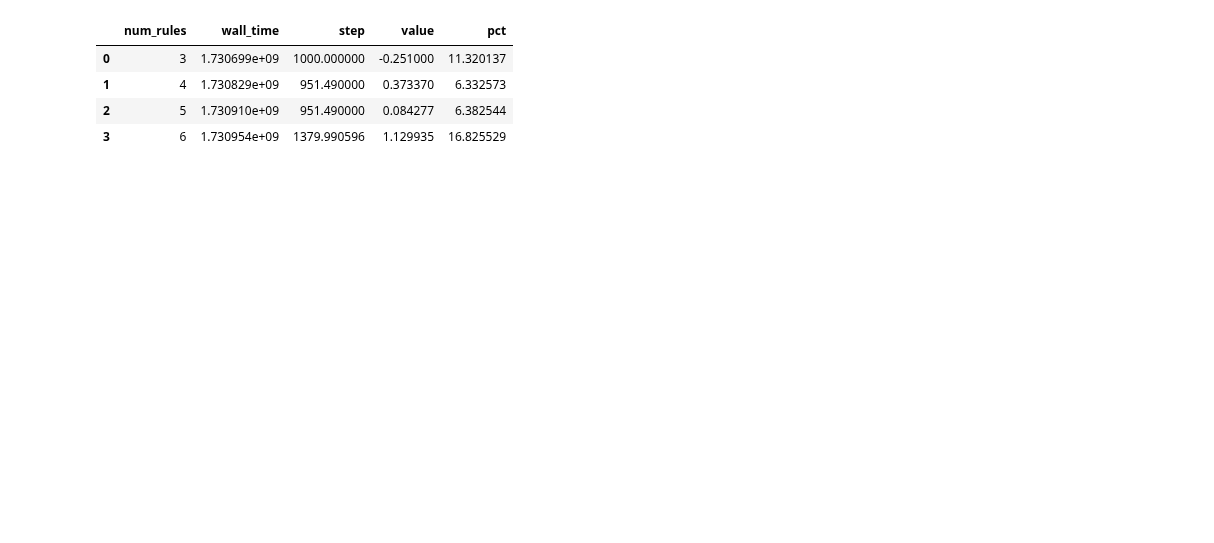
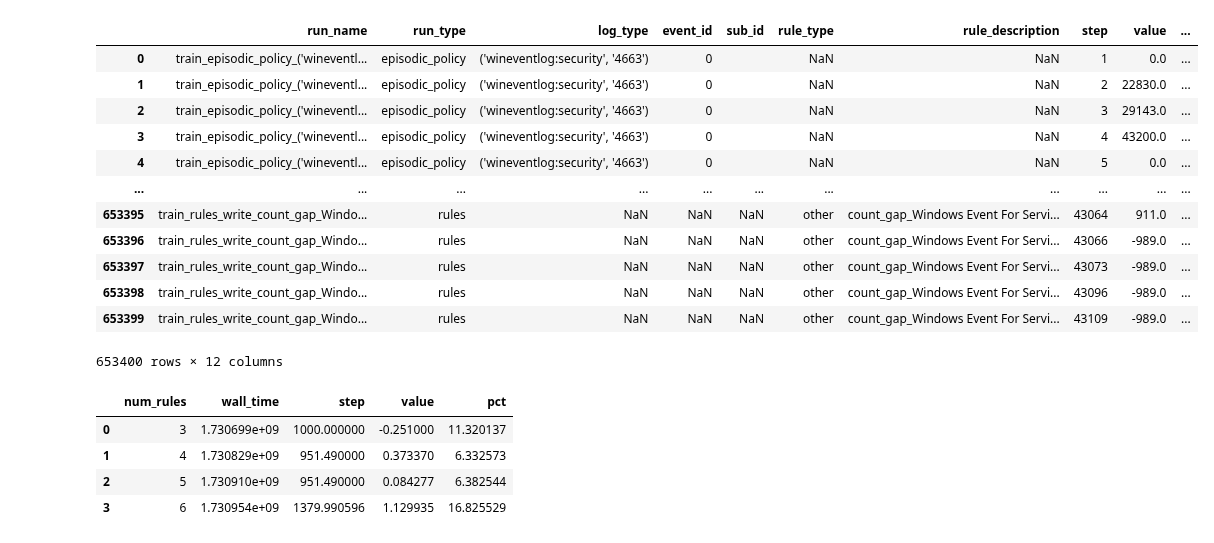
Before and after one commit to sapirani/GreenSecurityMeasurementAndOptimizationFramework, a Jupyter notebook: SplunkResearch/src/result_analysis.ipynb, the cells around one changed output. Drawn from its saved outputs; the diff is of its cells as text; code cells hidden in the pictures; blank space fills up the shorter version.

```diff
--- a/SplunkResearch/src/result_analysis.ipynb
+++ b/SplunkResearch/src/result_analysis.ipynb
@@ -38,3 +527,19 @@ after_duration_df
+# %%
+df
+# %% [output]
+|  | run_name | run_type | log_type | event_id | sub_id | rule_type | rule_description | step | value | ... |
+| 0 | train_episodic_policy_('wineventl... | episodic_policy | ('wineventlog:security', '4663') | 0 |  | NaN | NaN | 1 | 0.0 | ... |
+| 1 | train_episodic_policy_('wineventl... | episodic_policy | ('wineventlog:security', '4663') | 0 |  | NaN | NaN | 2 | 22830.0 | ... |
+| 2 | train_episodic_policy_('wineventl... | episodic_policy | ('wineventlog:security', '4663') | 0 |  | NaN | NaN | 3 | 29143.0 | ... |
+| 3 | train_episodic_policy_('wineventl... | episodic_policy | ('wineventlog:security', '4663') | 0 |  | NaN | NaN | 4 | 43200.0 | ... |
+| 4 | train_episodic_policy_('wineventl... | episodic_policy | ('wineventlog:security', '4663') | 0 |  | NaN | NaN | 5 | 0.0 | ... |
+| ... | ... | ... | ... | ... | ... | ... | ... | ... | ... | ... |
+| 653395 | train_rules_write_count_gap_Windo... | rules | NaN | NaN | NaN | other | count_gap_Windows Event For Servi... | 43064 | 911.0 | ... |
+| 653396 | train_rules_write_count_gap_Windo... | rules | NaN | NaN | NaN | other | count_gap_Windows Event For Servi... | 43066 | -989.0 | ... |
+| 653397 | train_rules_write_count_gap_Windo... | rules | NaN | NaN | NaN | other | count_gap_Windows Event For Servi... | 43073 | -989.0 | ... |
+| 653398 | train_rules_write_count_gap_Windo... | rules | NaN | NaN | NaN | other | count_gap_Windows Event For Servi... | 43096 | -989.0 | ... |
+| 653399 | train_rules_write_count_gap_Windo... | rules | NaN | NaN | NaN | other | count_gap_Windows Event For Servi... | 43109 | -989.0 | ... |
+653400 rows × 12 columns
 # %%
 gap_df.groupby('num_rules').mean(numeric_only=True).reset_index()
 # %% [output]
```
Also changed, not shown: parts of 15 cells of this notebook, 14 other files.
